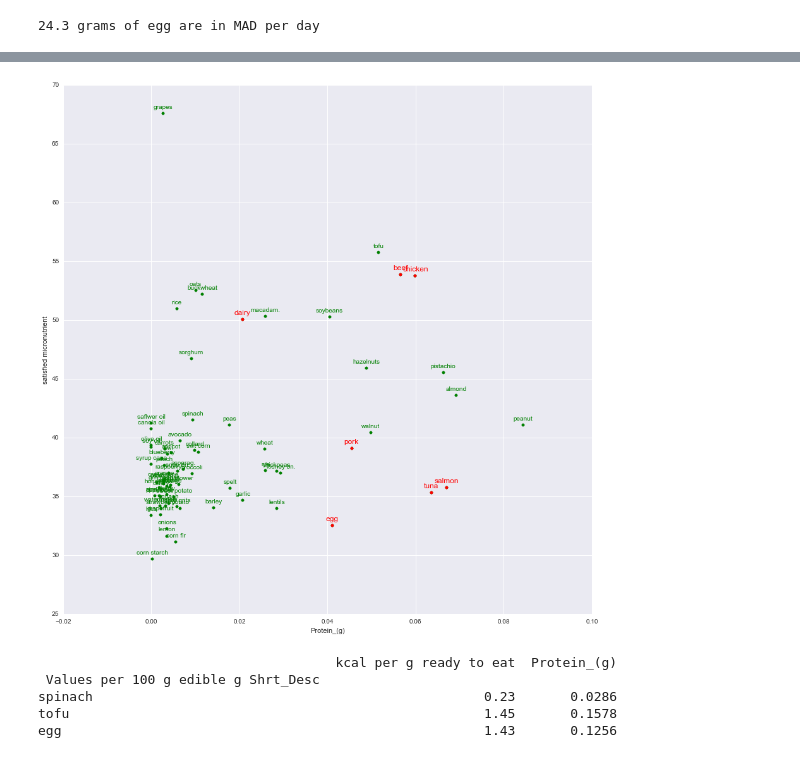
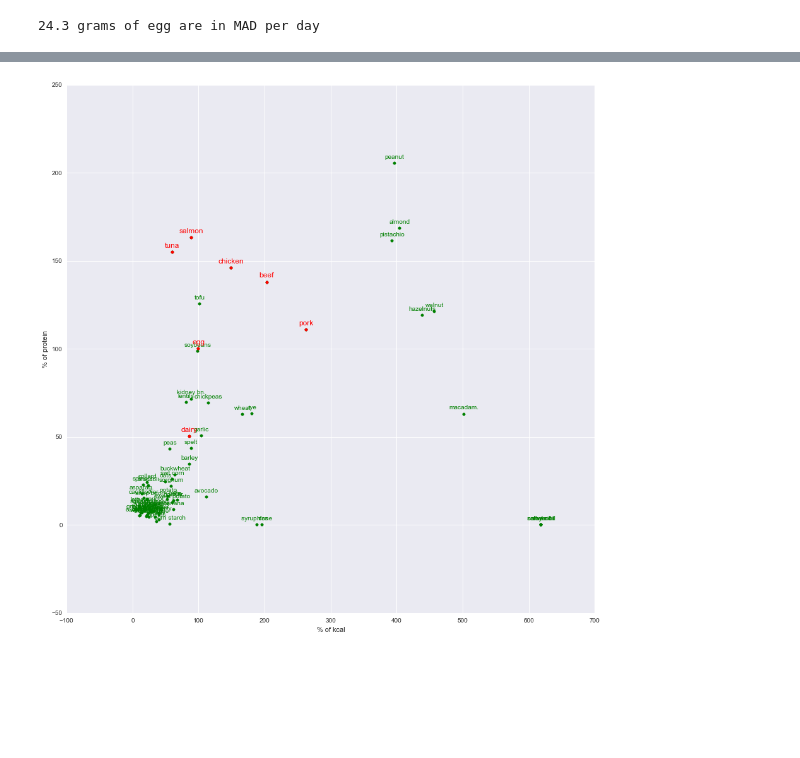
Before and after one commit to eladnoor/replace-animals, a Jupyter notebook: analyze_nutritional_values.ipynb, the cells around one changed output, grey strips where cells are left out. Cells and saved outputs as stored; diff of their text form; code cells hidden in the pictures; blank space fills up the shorter version.

Commit message:
not calculating everything in percent compared to eggs

```diff
--- a/analyze_nutritional_values.ipynb
+++ b/analyze_nutritional_values.ipynb
@@ -149,23 +149,26 @@ data = data_frame[nutrient_list]
 usda_group = data_frame[UDSA_COLNAME]
 
 # correct to eaten mass basis, so that D entries will be in "per g ready2eat"
-data.loc[:, nutrient_list[0]] = data[[nutrient_list[0]]] * 0.01 # convert first column from kcal/100g to kcal/g
+#data.loc[:, nutrient_list[0]] = data[[nutrient_list[0]]] * 0.01 # convert first column from kcal/100g to kcal/g
 for nutr in nutrient_list[1:]:
-    # divide by kcal per g / kcal per g ready2eat
+    # divide by kcal per 100 g / kcal per 100 g ready2eat
     data.loc[:, nutr] *= data.loc[:, nutrient_list[0]] / data_frame.loc[:, ENERGY_COLNAME]
 
 # calculate how many grams of a certain animal-based food product is consumed in MAD
 animal = 'egg'
 MADg = data_frame.loc[animal, MAD_COLNAME] / data.loc[animal, nutrient_list[0]]
-print '%.1f grams of %s are in MAD per day' % (MADg, animal)
+print '%.1f grams of %s are in MAD per day' % (MADg*100, animal)
 
 # then calculate how many of each nutrient is provided by this animal-based food
-b = data.loc[animal, :] * MADg
+b = data.loc[animal, :] * 1
 
 data_normalized = data.copy()
 for food in data.index:
     # divide by kcal per g / kcal per g ready2eat
-    data_normalized.loc[food, :] *= 100.0 / b
+    data_normalized.loc[food, :] *= 1.0 / b
+
+data_normalized.loc[:, nutrient_list[0:2]] *= 100
+data_normalized = data_normalized.rename(columns={nutrient_list[0]:'% of kcal', nutrient_list[1]:'% of protein'})
 
 # make a table which holds how much of the <<total>> daily requirement of each
 # micronutrient (the amount provided by the selected animal-based food) is
@@ -173,7 +176,7 @@ for food in data.index:
 micro_in_percent = data_normalized[nutrient_list[5:]] * 100
 micro_in_percent[micro_in_percent > 100] = 100
 micro_in_percent[pd.isnull(micro_in_percent)] = 100
-data_normalized['satisfied micronutrient'] = micro_in_percent.mean(axis=1)
+data_normalized['% of micronutrients (average)'] = micro_in_percent.mean(axis=1)
 # %% [output]
 24.3 grams of egg are in MAD per day
 # %%
@@ -206,12 +201,4 @@ scatterplot(data_normalized, nutrient_list[0], 'satisfied micronutrient')
-# %%
-scatterplot(data_normalized, nutrient_list[1], 'satisfied micronutrient')
-# %% [output]
-[figure, removed]
-# %%
-print data.loc[['spinach','tofu','egg'],nutrient_list[0:2]]
-# %% [output]
-                                      kcal per g ready to eat  Protein_(g)
- Values per 100 g edible g Shrt_Desc
-spinach                                                  0.23       0.0286
-tofu                                                     1.45       0.1578
-egg                                                      1.43       0.1256
+# %%
+scatterplot(data_normalized, '% of kcal', '% of protein')
+# %% [output]
+[figure, added]
```
Also changed, not shown: parts of 4 cells of this notebook.
